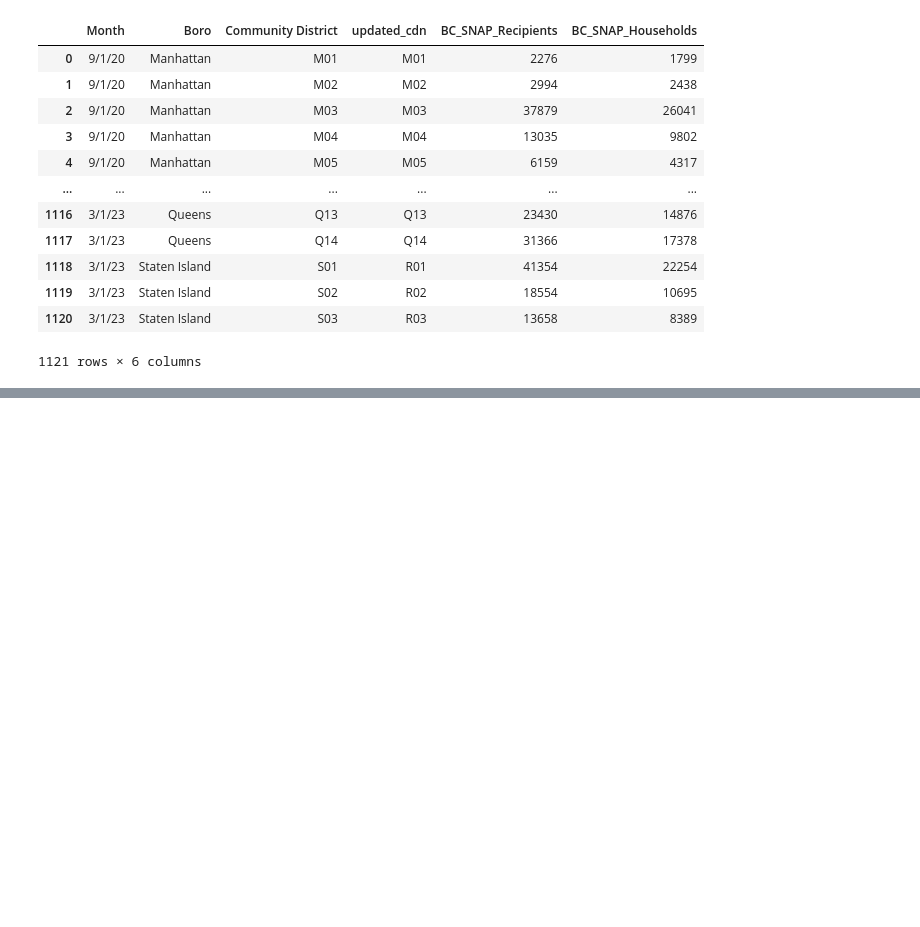
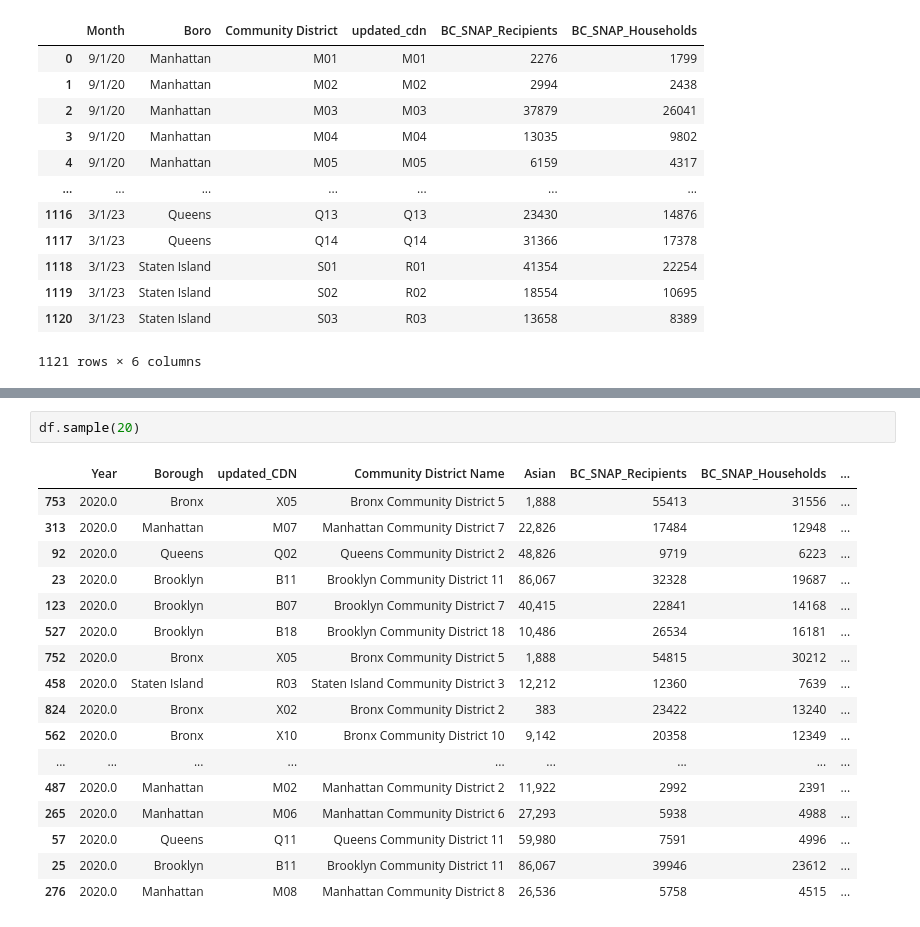
Before and after one commit to arubybonilla/2023-asam-benefits, a Jupyter notebook: 2023-asam-benefits-analysis-smail-bonilla.ipynb, the cells around one changed output, grey strips where cells are left out. Drawn from its saved outputs; the diff is of its cells as text; blank space fills up the shorter version.

```diff
--- a/2023-asam-benefits-analysis-smail-bonilla.ipynb
+++ b/2023-asam-benefits-analysis-smail-bonilla.ipynb
@@ -198,0 +199,20 @@ df.query
+# %%
+df.sample(20)
+# %% [output]
+|  | Year | Borough | updated_CDN | Community District Name | Asian | BC_SNAP_Recipients | BC_SNAP_Households | ... |
+| 753 | 2020.0 | Bronx | X05 | Bronx Community District 5 | 1,888 | 55413 | 31556 | ... |
+| 313 | 2020.0 | Manhattan | M07 | Manhattan Community District 7 | 22,826 | 17484 | 12948 | ... |
+| 92 | 2020.0 | Queens | Q02 | Queens Community District 2 | 48,826 | 9719 | 6223 | ... |
+| 23 | 2020.0 | Brooklyn | B11 | Brooklyn Community District 11 | 86,067 | 32328 | 19687 | ... |
+| 123 | 2020.0 | Brooklyn | B07 | Brooklyn Community District 7 | 40,415 | 22841 | 14168 | ... |
+| 527 | 2020.0 | Brooklyn | B18 | Brooklyn Community District 18 | 10,486 | 26534 | 16181 | ... |
+| 752 | 2020.0 | Bronx | X05 | Bronx Community District 5 | 1,888 | 54815 | 30212 | ... |
+| 458 | 2020.0 | Staten Island | R03 | Staten Island Community District 3 | 12,212 | 12360 | 7639 | ... |
+| 824 | 2020.0 | Bronx | X02 | Bronx Community District 2 | 383 | 23422 | 13240 | ... |
+| 562 | 2020.0 | Bronx | X10 | Bronx Community District 10 | 9,142 | 20358 | 12349 | ... |
+| ... | ... | ... | ... | ... | ... | ... | ... | ... |
+| 487 | 2020.0 | Manhattan | M02 | Manhattan Community District 2 | 11,922 | 2992 | 2391 | ... |
+| 265 | 2020.0 | Manhattan | M06 | Manhattan Community District 6 | 27,293 | 5938 | 4988 | ... |
+| 57 | 2020.0 | Queens | Q11 | Queens Community District 11 | 59,980 | 7591 | 4996 | ... |
+| 25 | 2020.0 | Brooklyn | B11 | Brooklyn Community District 11 | 86,067 | 39946 | 23612 | ... |
+| 276 | 2020.0 | Manhattan | M08 | Manhattan Community District 8 | 26,536 | 5758 | 4515 | ... |
```
Also changed, not shown: parts of 6 cells of this notebook.
